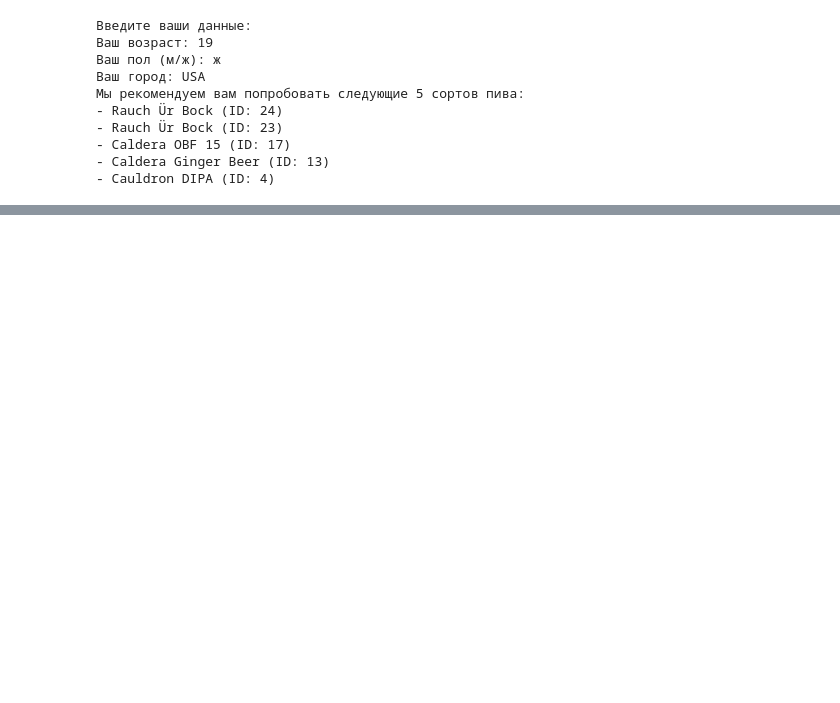
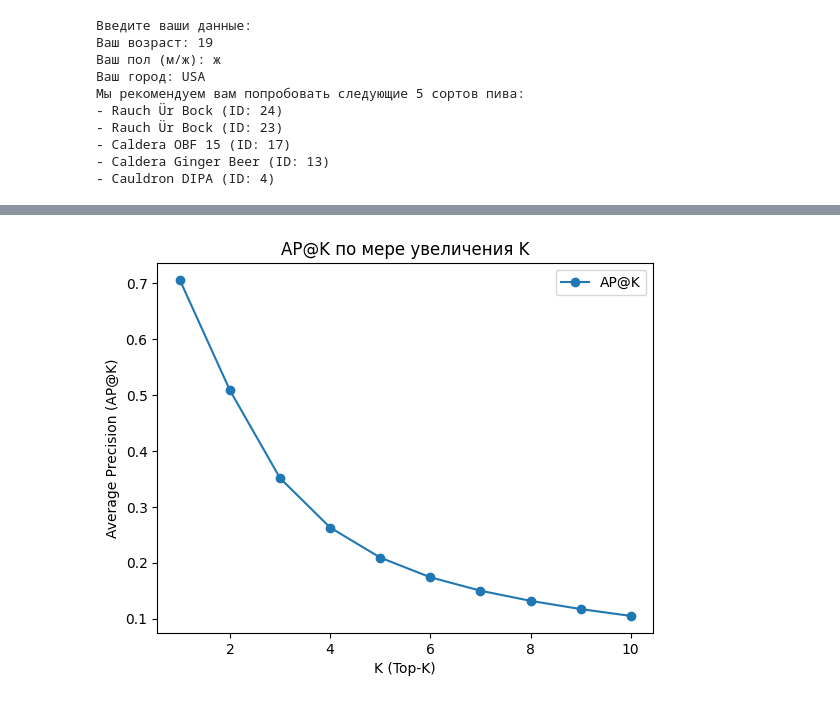
Before and after one commit to Mrak0bEss/Neuroinformatics, a Jupyter notebook: app/neiroinformatics.ipynb, the cells around one changed output, grey strips where cells are left out. Drawn from its saved outputs; the diff is of its cells as text; code cells hidden in the pictures; blank space fills up the shorter version.

```diff
--- a/app/neiroinformatics.ipynb
+++ b/app/neiroinformatics.ipynb
@@ -167,0 +168,23 @@ files.download('model.joblib')
+# %%
+def compute_ap_at_k(y_true, y_scores, k_values):
+    ap_at_k = []
+    for k in k_values:
+        top_k_indices = np.argsort(y_scores, axis=1)[:, -k:]
+        top_k_predictions = np.zeros_like(y_scores)
+        top_k_predictions[np.arange(len(y_true))[:, None], top_k_indices] = 1
+        ap_at_k.append(average_precision_score(y_true, top_k_predictions, average='macro'))
+    return ap_at_k
+
+y_pred_prob = model.predict_proba(X_train_filtered)
+
+k_values = range(1, 11)
+ap_at_k_values = compute_ap_at_k(y_train_filtered, y_pred_prob, k_values)
+
+plt.plot(k_values, ap_at_k_values, marker='o', label='AP@K')
+plt.xlabel('K (Top-K)')
+plt.ylabel('Average Precision (AP@K)')
+plt.title('AP@K по мере увеличения K')
+plt.legend()
+plt.show()
+# %% [output]
+[figure, added]
```
Also changed, not shown: parts of 5 cells of this notebook.
